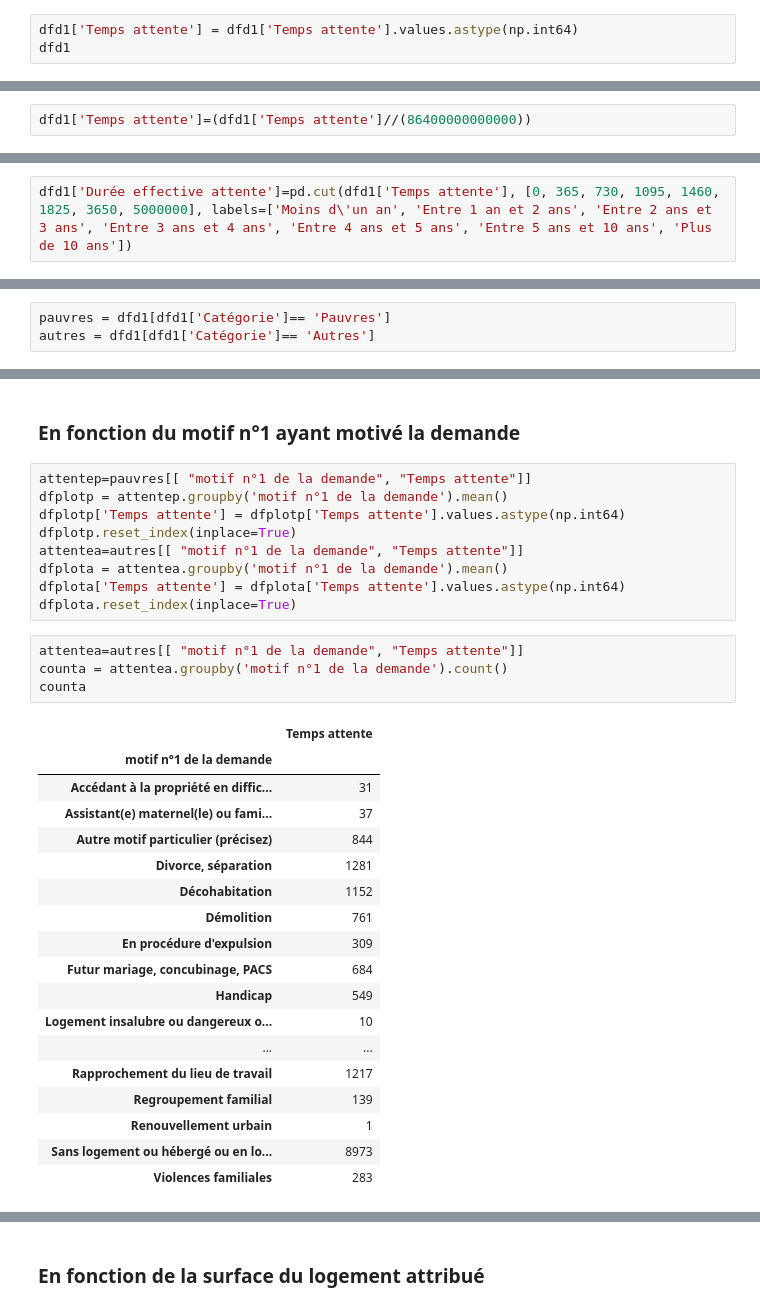
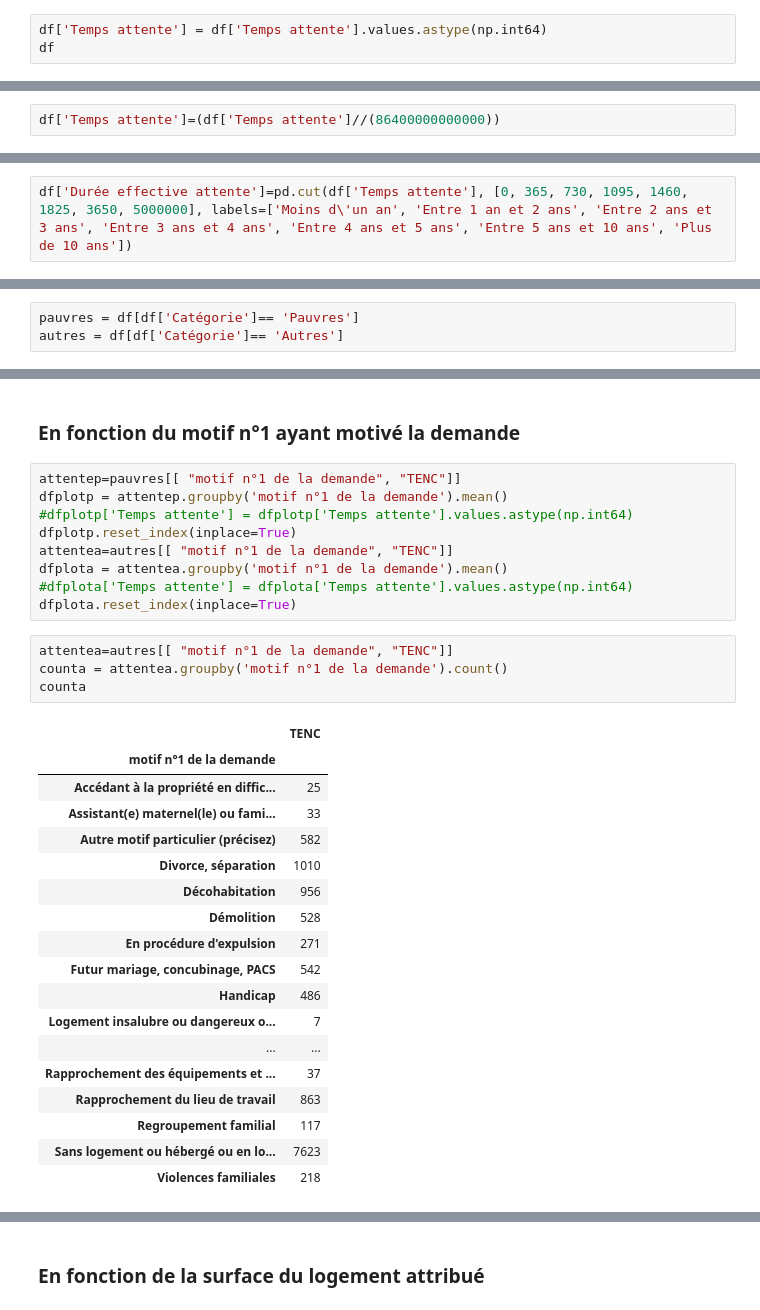
Before and after one commit to cmllbll/Social-Housing-in-France, a Jupyter notebook: Temps d'attente.ipynb, the cells around one changed output, grey strips where cells are left out. Cells and saved outputs as stored; diff of their text form.

```diff
--- a/Temps d'attente.ipynb
+++ b/Temps d'attente.ipynb
@@ -328,4 +300,4 @@ See the caveats in the documentation: https://pandas.pydata.org/pandas-docs/stab
 # %%
-dfd1['Temps attente'] = dfd1['Temps attente'].values.astype(np.int64)
-dfd1
+df['Temps attente'] = df['Temps attente'].values.astype(np.int64)
+df
 # %% [output]
@@ -350,2 +317,2 @@ See the caveats in the documentation: https://pandas.pydata.org/pandas-docs/stab
 # %%
-dfd1['Temps attente']=(dfd1['Temps attente']//(86400000000000))
+df['Temps attente']=(df['Temps attente']//(86400000000000))
@@ -358,2 +319,2 @@ See the caveats in the documentation: https://pandas.pydata.org/pandas-docs/stab
 # %%
-dfd1['Durée effective attente']=pd.cut(dfd1['Temps attente'], [0, 365, 730, 1095, 1460, 1825, 3650, 5000000], labels=['Moins d\'un an', 'Entre 1 an et 2 ans', 'Entre 2 ans et 3 ans', 'Entre 3 ans et 4 ans', 'Entre 4 ans et 5 ans', 'Entre 5 ans et 10 ans', 'Plus de 10 ans'])
+df['Durée effective attente']=pd.cut(df['Temps attente'], [0, 365, 730, 1095, 1460, 1825, 3650, 5000000], labels=['Moins d\'un an', 'Entre 1 an et 2 ans', 'Entre 2 ans et 3 ans', 'Entre 3 ans et 4 ans', 'Entre 4 ans et 5 ans', 'Entre 5 ans et 10 ans', 'Plus de 10 ans'])
@@ -511,8 +475,8 @@ KeyError: 'Quintile'
 # %% [markdown]
 ### En fonction de l'âge
 # %%
-pauvres = dfd1[dfd1['Catégorie']== 'Pauvres']
-autres = dfd1[dfd1['Catégorie']== 'Autres']
+pauvres = df[df['Catégorie']== 'Pauvres']
+autres = df[df['Catégorie']== 'Autres']
 # %%
 pauvres
 # %% [output]
@@ -669,35 +636,35 @@ DFGPlot.figure.savefig('Temps d\'attente_Type logement attribué.pdf')
 # %% [markdown]
 ### En fonction du motif n°1 ayant motivé la demande
 # %%
-attentep=pauvres[[ "motif n°1 de la demande", "Temps attente"]]
+attentep=pauvres[[ "motif n°1 de la demande", "TENC"]]
 dfplotp = attentep.groupby('motif n°1 de la demande').mean()
-dfplotp['Temps attente'] = dfplotp['Temps attente'].values.astype(np.int64)
+#dfplotp['Temps attente'] = dfplotp['Temps attente'].values.astype(np.int64)
 dfplotp.reset_index(inplace=True)
-attentea=autres[[ "motif n°1 de la demande", "Temps attente"]]
+attentea=autres[[ "motif n°1 de la demande", "TENC"]]
 dfplota = attentea.groupby('motif n°1 de la demande').mean()
-dfplota['Temps attente'] = dfplota['Temps attente'].values.astype(np.int64)
+#dfplota['Temps attente'] = dfplota['Temps attente'].values.astype(np.int64)
 dfplota.reset_index(inplace=True)
 # %%
-attentea=autres[[ "motif n°1 de la demande", "Temps attente"]]
+attentea=autres[[ "motif n°1 de la demande", "TENC"]]
 counta = attentea.groupby('motif n°1 de la demande').count()
 counta
 # %% [output]
-|  | Temps attente |
+|  | TENC |
 | motif n°1 de la demande |  |
-| Accédant à la propriété en diffic... | 31 |
-| Assistant(e) maternel(le) ou fami... | 37 |
-| Autre motif particulier (précisez) | 844 |
-| Divorce, séparation | 1281 |
-| Décohabitation | 1152 |
-| Démolition | 761 |
-| En procédure d'expulsion | 309 |
-| Futur mariage, concubinage, PACS | 684 |
-| Handicap | 549 |
-| Logement insalubre ou dangereux o... | 10 |
+| Accédant à la propriété en diffic... | 25 |
+| Assistant(e) maternel(le) ou fami... | 33 |
+| Autre motif particulier (précisez) | 582 |
+| Divorce, séparation | 1010 |
+| Décohabitation | 956 |
+| Démolition | 528 |
+| En procédure d'expulsion | 271 |
+| Futur mariage, concubinage, PACS | 542 |
+| Handicap | 486 |
+| Logement insalubre ou dangereux o... | 7 |
 | ... | ... |
-| Rapprochement du lieu de travail | 1217 |
-| Regroupement familial | 139 |
-| Renouvellement urbain | 1 |
-| Sans logement ou hébergé ou en lo... | 8973 |
-| Violences familiales | 283 |
+| Rapprochement des équipements et ... | 37 |
+| Rapprochement du lieu de travail | 863 |
+| Regroupement familial | 117 |
+| Sans logement ou hébergé ou en lo... | 7623 |
+| Violences familiales | 218 |
 # %%
```
Also changed, not shown: parts of 62 cells of this notebook, 1 other file.
